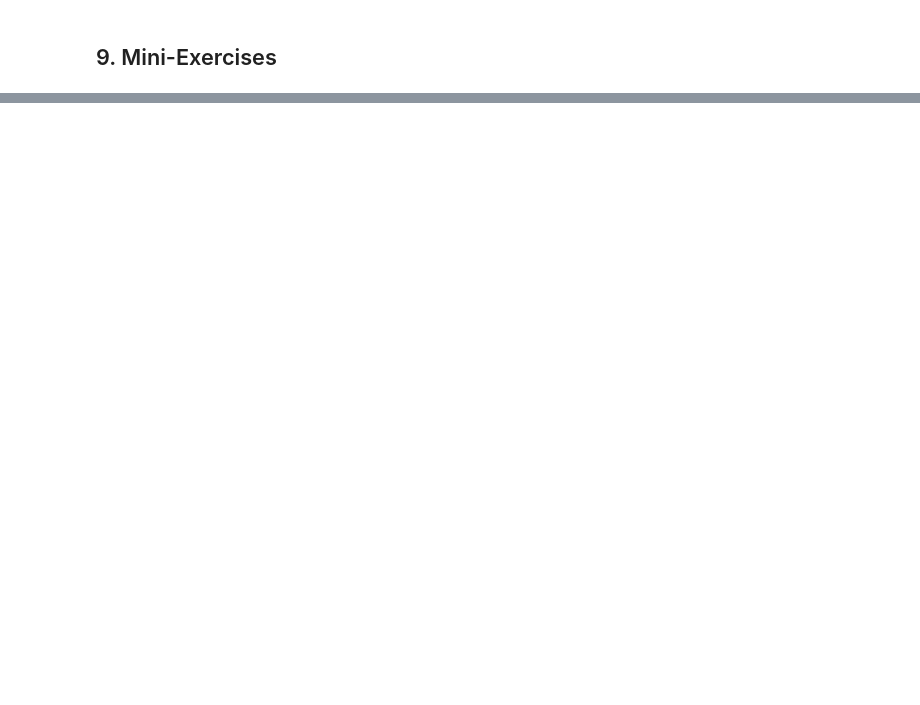
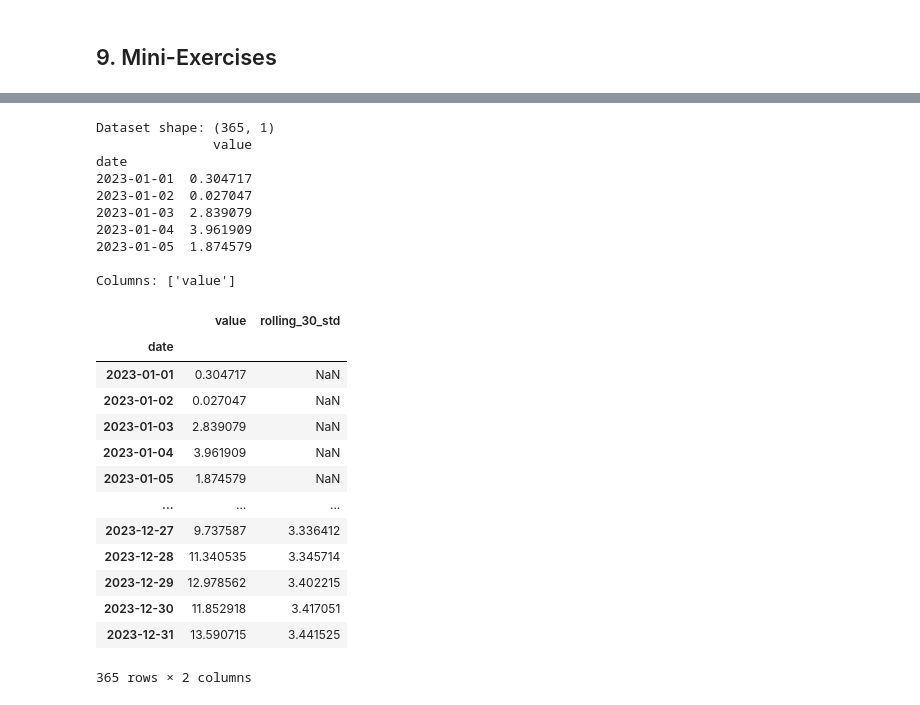
Before and after one commit to possakorn/data-scientist-sandbox, a Jupyter notebook: notebooks/02-pandas-fundamentals.ipynb, the cells around one changed output, grey strips where cells are left out. Saved outputs shown, nothing was run; the diff lists cells and outputs as text; code cells hidden in the pictures; blank space fills up the shorter version.

```diff
--- a/notebooks/02-pandas-fundamentals.ipynb
+++ b/notebooks/02-pandas-fundamentals.ipynb
@@ -173,3 +393,38 @@ ts.head(10)
 # %%
 # Exercise 3: Compute a 30-day rolling standard deviation on the timeseries
 # Your code here
+# Load and prepare timeseries
+ts = make_timeseries()
+ts = ts.set_index('date')
+print("Dataset shape:", ts.shape)
+print(ts.head())
+print("\nColumns:", ts.columns.tolist())
+
+# Compute 30-day rolling standard deviation
+ts['rolling_30_std'] = ts['value'].rolling(window=30).std()
+ts
+# %% [output]
+Dataset shape: (365, 1)
+               value
+date
+2023-01-01  0.304717
+2023-01-02  0.027047
+2023-01-03  2.839079
+2023-01-04  3.961909
+2023-01-05  1.874579
+
+Columns: ['value']
+|  | value | rolling_30_std |
+| date |  |  |
+| 2023-01-01 | 0.304717 | NaN |
+| 2023-01-02 | 0.027047 | NaN |
+| 2023-01-03 | 2.839079 | NaN |
+| 2023-01-04 | 3.961909 | NaN |
+| 2023-01-05 | 1.874579 | NaN |
+| ... | ... | ... |
+| 2023-12-27 | 9.737587 | 3.336412 |
+| 2023-12-28 | 11.340535 | 3.345714 |
+| 2023-12-29 | 12.978562 | 3.402215 |
+| 2023-12-30 | 11.852918 | 3.417051 |
+| 2023-12-31 | 13.590715 | 3.441525 |
+365 rows × 2 columns
```
Also changed, not shown: parts of 16 cells of this notebook, 1 other file.
